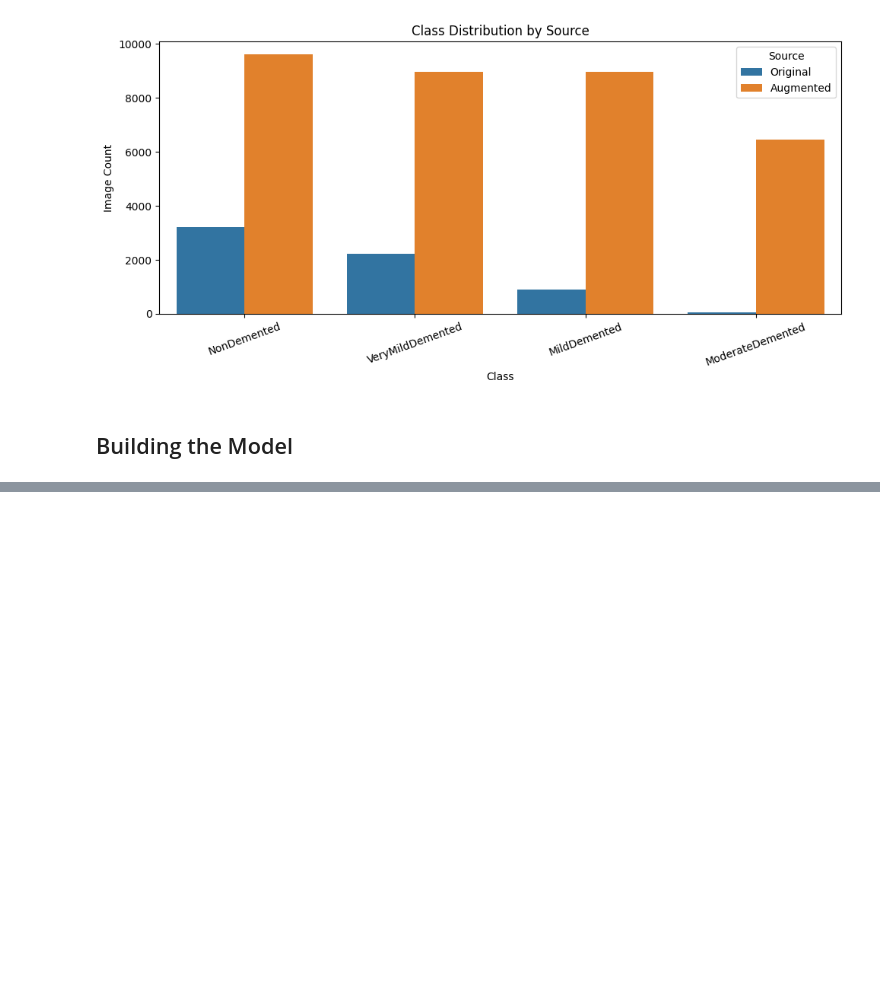
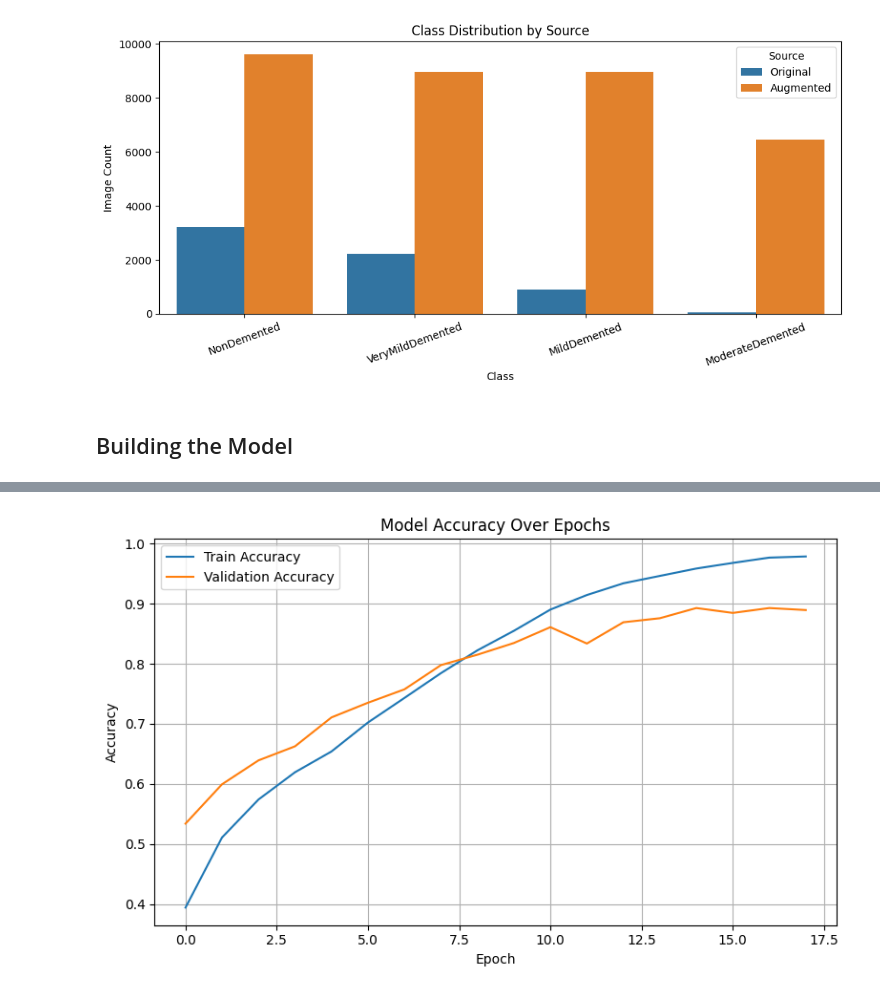
Before and after one commit to Chinmay-1907/Alzheimer-s_Severity_Prediction_Model-, a Jupyter notebook: Alzhemers_Research.ipynb, the cells around one changed output, grey strips where cells are left out. Saved outputs shown, nothing was run; the diff lists cells and outputs as text; code cells hidden in the pictures; blank space fills up the shorter version.

```diff
--- a/Alzhemers_Research.ipynb
+++ b/Alzhemers_Research.ipynb
@@ -284,11 +304,24 @@ early_stop = EarlyStopping(
     restore_best_weights=True,  # Go back to the best model (not last epoch)
     verbose=1
 )
-# %%
-history = model.fit(
-    train,
-    epochs=30,  # Set a max limit
-    validation_data=val,
-    callbacks=[early_stop],  # 👈 include EarlyStopping
-    verbose=1
-)
+# %%
+import time
+
+# Start the timer
+start_time = time.time()
+
+# Train the model
+history = model.fit(
+    train,
+    epochs=40,
+    validation_data=val,
+    callbacks=[early_stop],
+    verbose=1
+)
+
+# End the timer
+end_time = time.time()
+
+# Calculate duration
+training_time = end_time - start_time
+print(f"Training Time: {training_time:.2f} seconds ({training_time / 60:.2f} minutes)")
@@ -294,0 +346,15 @@ history = model.fit(
+# %%
+import matplotlib.pyplot as plt
+
+plt.figure(figsize=(8, 5))
+plt.plot(history.history['accuracy'], label='Train Accuracy')
+plt.plot(history.history['val_accuracy'], label='Validation Accuracy')
+plt.title('Model Accuracy Over Epochs')
+plt.xlabel('Epoch')
+plt.ylabel('Accuracy')
+plt.legend()
+plt.grid(True)
+plt.tight_layout()
+plt.show()
+# %% [output]
+[figure, added]
```
Also changed, not shown: parts of 12 cells of this notebook.
